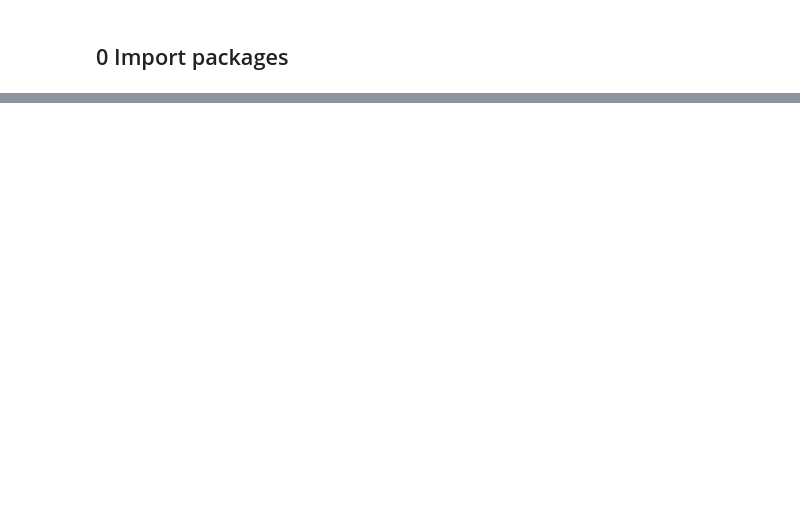
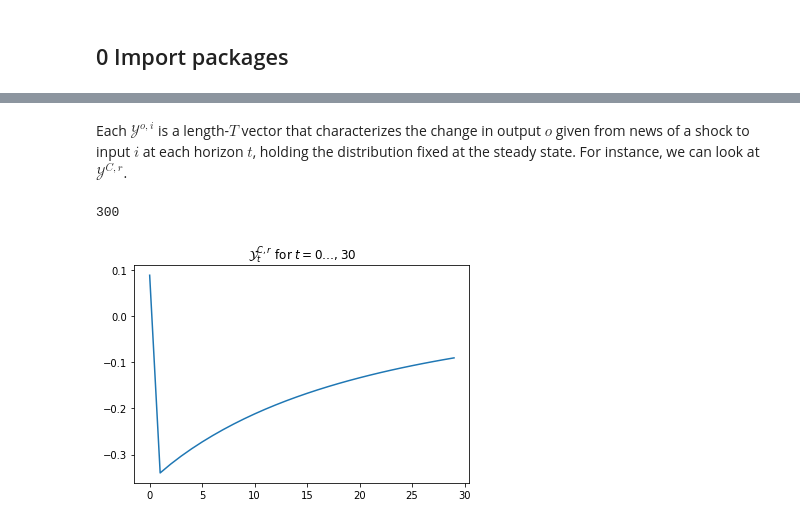
Before and after one commit to shade-econ/sequence-jacobian, a Jupyter notebook: het_jacobian.ipynb, the cells around one changed output, grey strips where cells are left out. Saved outputs shown, nothing was run; the diff lists cells and outputs as text; code cells hidden in the pictures; blank space fills up the shorter version.

```diff
--- a/het_jacobian.ipynb
+++ b/het_jacobian.ipynb
@@ -765,0 +111,8 @@ Note that some small differences appear because of nonlinearities, since `backwa
+# %%
+%%time
+h = 1E-4
+curlyYs, curlyDs = {}, {}
+for i in shock_list:
+    curlyYs[i], curlyDs[i] = household.backward_iteration_fakenews(i, output_list, ssin_dict,
+                                    ssout_list, ss['D'], Pi.T.copy(), sspol_i, sspol_pi,
+                                    sspol_space, T, h, ss_for_hetinput)
@@ -765,0 +122,11 @@ Note that some small differences appear because of nonlinearities, since `backwa
+# %% [markdown]
+Each $\mathcal{Y}^{o,i}$ is a length-$T$ vector that characterizes the change in output $o$ given from news of a shock to input $i$ at each horizon $t$, holding the distribution fixed at the steady state. For instance, we can look at $\mathcal{Y}^{C,r}$.
+# %%
+len(curlyYs['r']['c'])
+# %% [output]
+300
+# %%
+plt.plot(curlyYs['r']['c'][:30])
+plt.title(r'$\mathcal{Y}^{C,r}_t$ for $t=0\ldots,30$');
+# %% [output]
+[figure, added]
```
Also changed, not shown: parts of 119 cells of this notebook, 2 other files.
